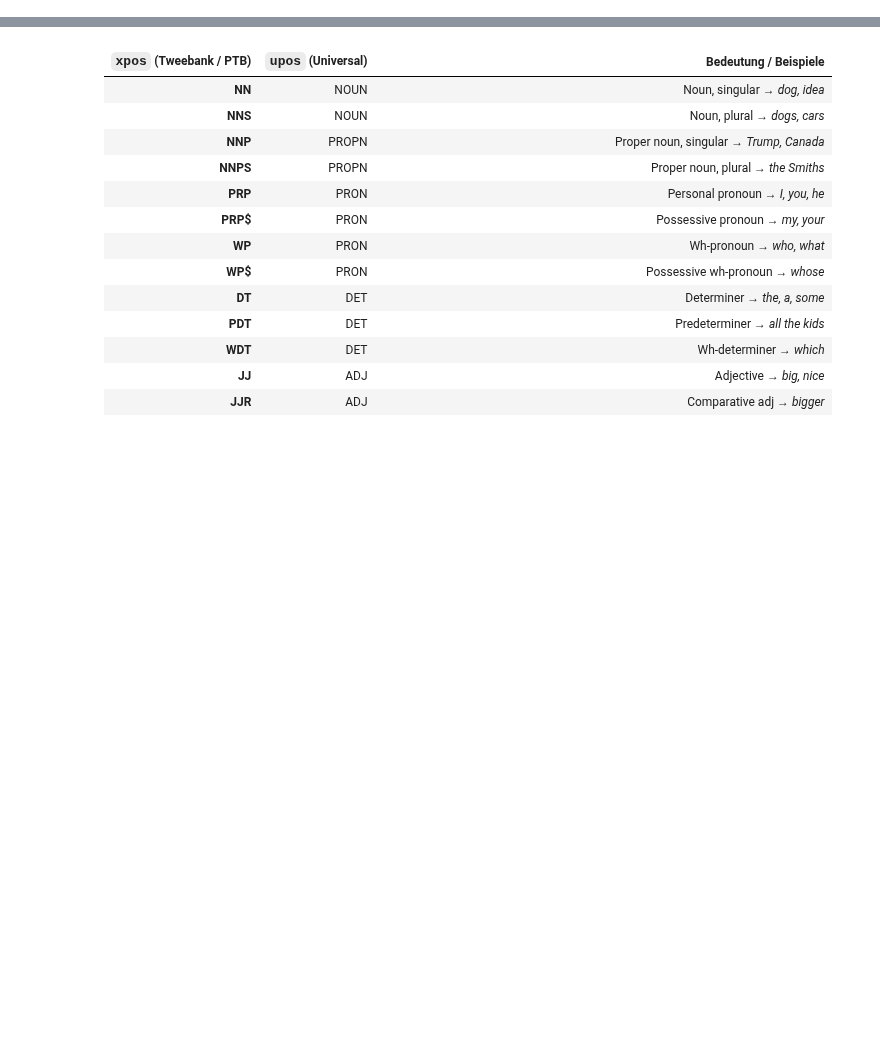
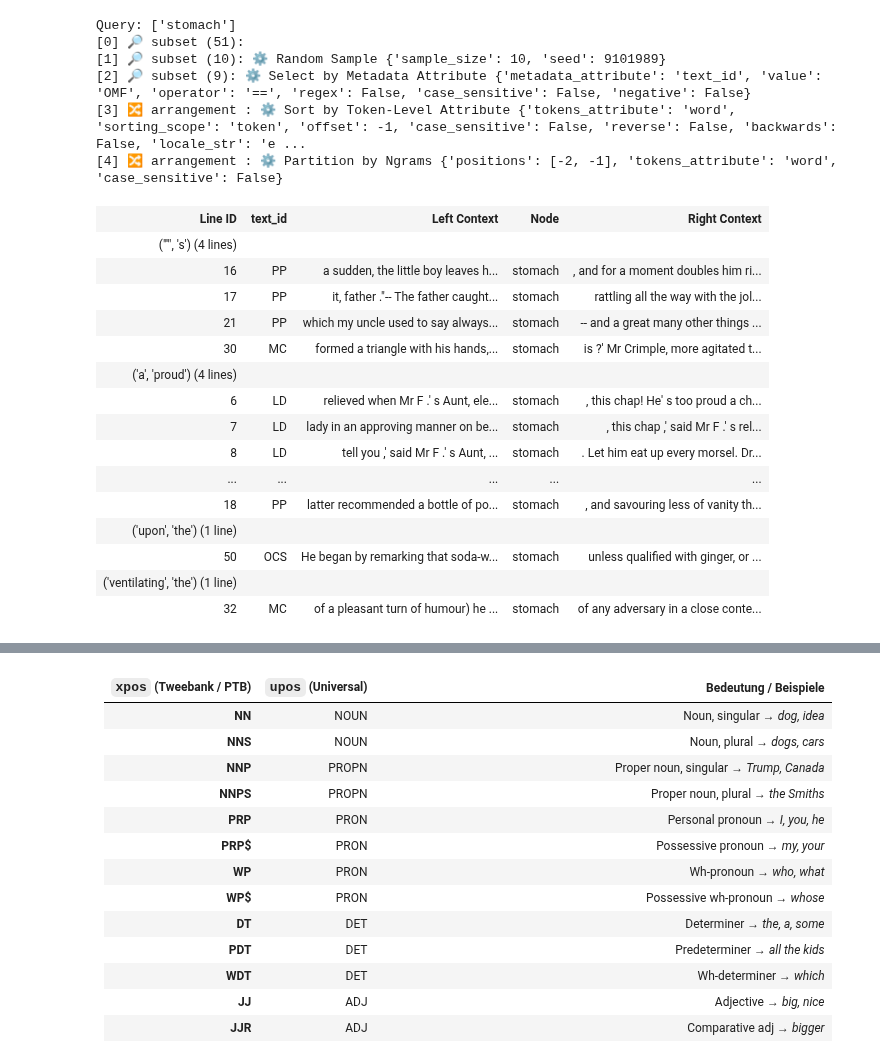
Before and after one commit to vivien3mueller/TrumMus, a Jupyter notebook: 05 FlexiConc_Analyse.ipynb, the cells around one changed output, grey strips where cells are left out. Drawn from its saved outputs; the diff is of its cells as text; code cells hidden in the pictures; blank space fills up the shorter version.

```diff
--- a/05 FlexiConc_Analyse.ipynb
+++ b/05 FlexiConc_Analyse.ipynb
@@ -0,0 +69,3 @@
+# %%
+from flexiconc import Concordance
+c = Concordance()
@@ -0,0 +125,6 @@
+# %%
+n1 = c.root.add_subset_node(
+    ("Random Sample",
+     {'sample_size': 10, 'seed': 9101989})
+)
+display(HTML(generate_concordance_html(c, n1, n=1000)))
@@ -0,0 +198,6 @@
+# %%
+n2 = c.root.add_subset_node(
+    ("Select by Metadata Attribute",
+     {'metadata_attribute': "text_id", 'value': "OMF"})
+)
+display(HTML(generate_concordance_html(c, n2, n=1000, metadata_columns=["text_id"])))
@@ -0,0 +247,30 @@
+# %%
+n3 = c.root.add_arrangement_node(
+    grouping = ("Partition by Ngrams",
+         {'positions': [-2, -1]})
+)
+display(HTML(generate_analysis_tree_html(c)))
+display(HTML(generate_concordance_html(c, n3, n=1000, metadata_columns=["text_id"])))
+# %% [output]
+Query: ['stomach']
+[0] 🔎 subset (51):
+[1] 🔎 subset (10): ⚙ Random Sample {'sample_size': 10, 'seed': 9101989}
+[2] 🔎 subset (9): ⚙ Select by Metadata Attribute {'metadata_attribute': 'text_id', 'value': 'OMF', 'operator': '==', 'regex': False, 'case_sensitive': False, 'negative': False}
+[3] 🔀 arrangement : ⚙ Sort by Token-Level Attribute {'tokens_attribute': 'word', 'sorting_scope': 'token', 'offset': -1, 'case_sensitive': False, 'reverse': False, 'backwards': False, 'locale_str': 'e ...
+[4] 🔀 arrangement : ⚙ Partition by Ngrams {'positions': [-2, -1], 'tokens_attribute': 'word', 'case_sensitive': False}
+| Line ID | text_id | Left Context | Node | Right Context |
+| ("'", 's') (4 lines) |  |  |  |  |
+| 16 | PP | a sudden, the little boy leaves h... | stomach | , and for a moment doubles him ri... |
+| 17 | PP | it, father ."-- The father caught... | stomach | rattling all the way with the jol... |
+| 21 | PP | which my uncle used to say always... | stomach | -- and a great many other things ... |
+| 30 | MC | formed a triangle with his hands,... | stomach | is ?' Mr Crimple, more agitated t... |
+| ('a', 'proud') (4 lines) |  |  |  |  |
+| 6 | LD | relieved when Mr F .' s Aunt, ele... | stomach | , this chap! He' s too proud a ch... |
+| 7 | LD | lady in an approving manner on be... | stomach | , this chap ,' said Mr F .' s rel... |
+| 8 | LD | tell you ,' said Mr F .' s Aunt, ... | stomach | . Let him eat up every morsel. Dr... |
+| ... | ... | ... | ... | ... |
+| 18 | PP | latter recommended a bottle of po... | stomach | , and savouring less of vanity th... |
+| ('upon', 'the') (1 line) |  |  |  |  |
+| 50 | OCS | He began by remarking that soda-w... | stomach | unless qualified with ginger, or ... |
+| ('ventilating', 'the') (1 line) |  |  |  |  |
+| 32 | MC | of a pleasant turn of humour) he ... | stomach | of any adversary in a close conte... |
```
Also changed, not shown: parts of 34 cells of this notebook, 1 other file.
